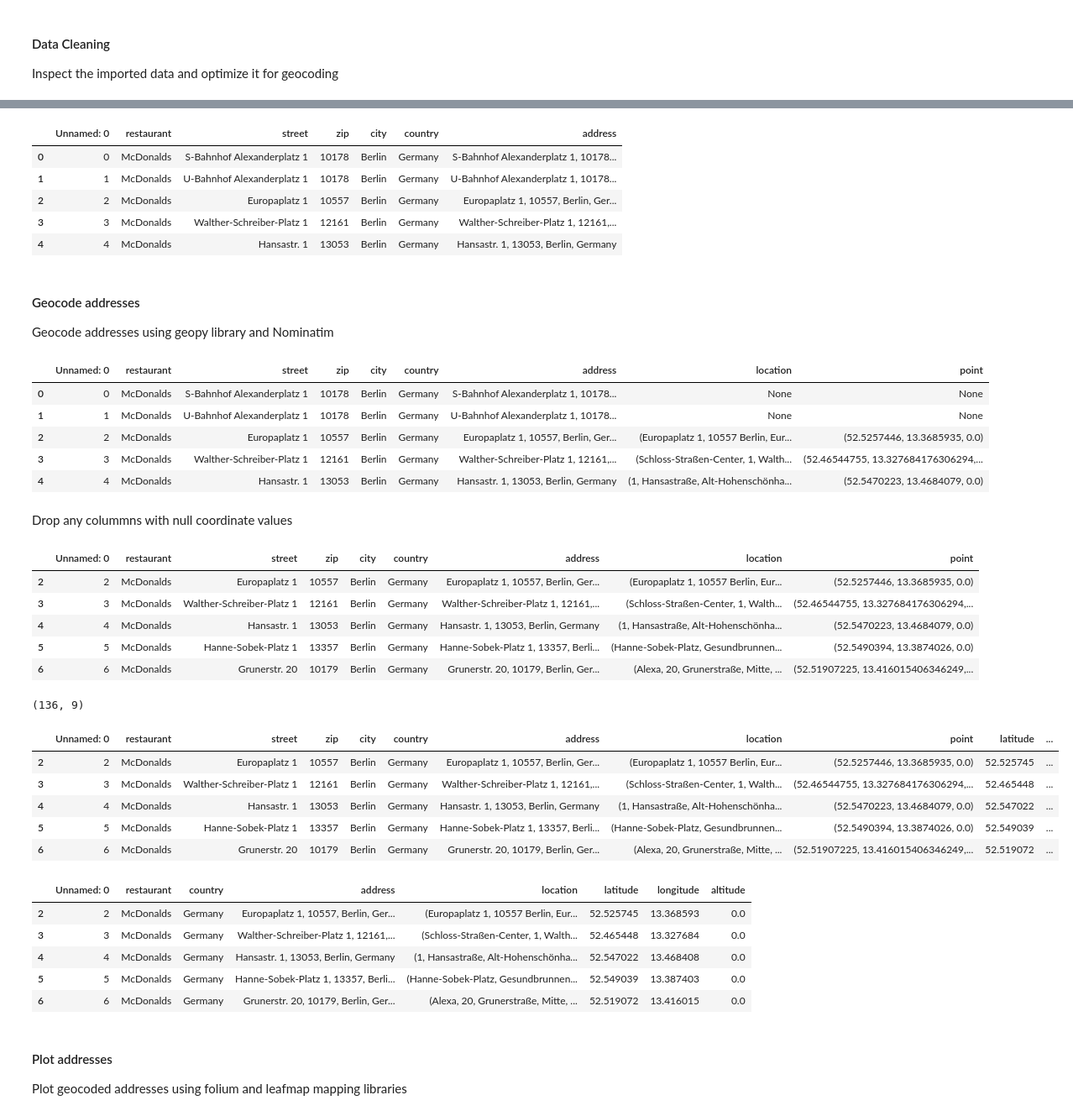
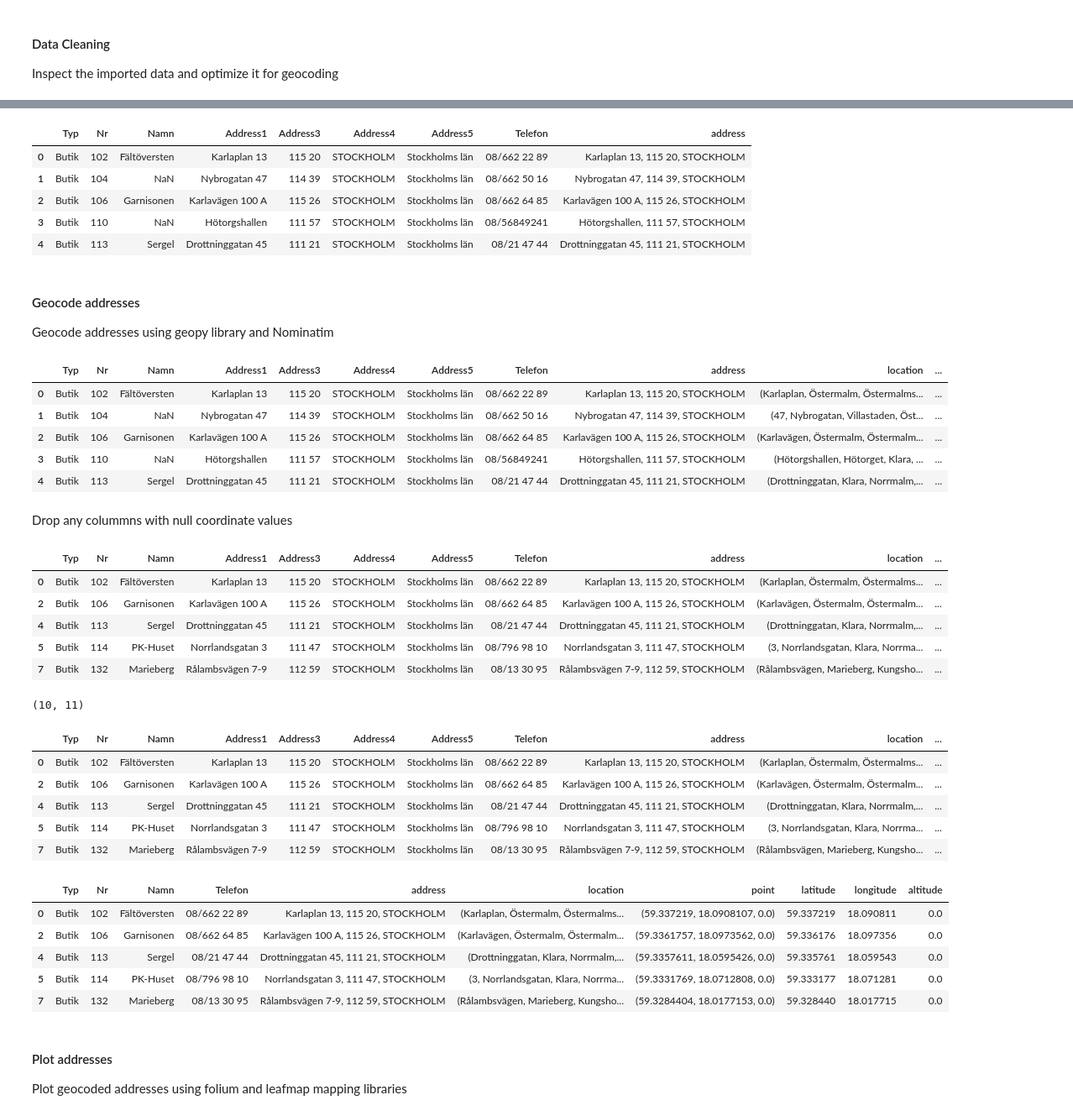
Before and after one commit to cmmarellano/PLUS_softwaredev_2022_FinalProject, a Jupyter notebook: Practice.ipynb, the cells around one changed output, grey strips where cells are left out. Shown at 84% size. Drawn from its saved outputs; the diff is of its cells as text; code cells hidden in the pictures.

```diff
--- a/Practice.ipynb
+++ b/Practice.ipynb
@@ -67,15 +69,18 @@ df.head()
 # %%
 # Merge street, zip and city fields into an address field Using DataFrame.apply() and lambda function
 
-df["address"] = df["street"].map(str) + ', ' + df["zip"].map(str)+ ', ' + df["city"]+ ', ' +  df['country']
+# df["address"] = df["street"].map(str) + ', ' + df["zip"].map(str)+ ', ' + df["city"]+ ', ' +  df['country']
+# df.head()
+
+df["address"] = df["Address1"].map(str) + ', ' + df["Address3"].map(str)+ ', ' + df["Address4"] #+ ', ' +  df['country']
 df.head()
 # %% [output]
-|  | Unnamed: 0 | restaurant | street | zip | city | country | address |
-| 0 | 0 | McDonalds | S-Bahnhof Alexanderplatz 1 | 10178 | Berlin | Germany | S-Bahnhof Alexanderplatz 1, 10178... |
-| 1 | 1 | McDonalds | U-Bahnhof Alexanderplatz 1 | 10178 | Berlin | Germany | U-Bahnhof Alexanderplatz 1, 10178... |
-| 2 | 2 | McDonalds | Europaplatz 1 | 10557 | Berlin | Germany | Europaplatz 1, 10557, Berlin, Ger... |
-| 3 | 3 | McDonalds | Walther-Schreiber-Platz 1 | 12161 | Berlin | Germany | Walther-Schreiber-Platz 1, 12161,... |
-| 4 | 4 | McDonalds | Hansastr. 1 | 13053 | Berlin | Germany | Hansastr. 1, 13053, Berlin, Germany |
+|  | Typ | Nr | Namn | Address1 | Address3 | Address4 | Address5 | Telefon | address |
+| 0 | Butik | 102 | Fältöversten | Karlaplan 13 | 115 20 | STOCKHOLM | Stockholms län | 08/662 22 89 | Karlaplan 13, 115 20, STOCKHOLM |
+| 1 | Butik | 104 | NaN | Nybrogatan 47 | 114 39 | STOCKHOLM | Stockholms län | 08/662 50 16 | Nybrogatan 47, 114 39, STOCKHOLM |
+| 2 | Butik | 106 | Garnisonen | Karlavägen 100 A | 115 26 | STOCKHOLM | Stockholms län | 08/662 64 85 | Karlavägen 100 A, 115 26, STOCKHOLM |
+| 3 | Butik | 110 | NaN | Hötorgshallen | 111 57 | STOCKHOLM | Stockholms län | 08/56849241 | Hötorgshallen, 111 57, STOCKHOLM |
+| 4 | Butik | 113 | Sergel | Drottninggatan 45 | 111 21 | STOCKHOLM | Stockholms län | 08/21 47 44 | Drottninggatan 45, 111 21, STOCKHOLM |
 # %% [markdown]
 #### Geocode addresses
 Geocode addresses using geopy library and Nominatim
@@ -94,36 +99,36 @@ df['point'] = df['location'].apply(lambda loc: tuple(loc.point) if loc else None
 # %%
 df.head()
 # %% [output]
-|  | Unnamed: 0 | restaurant | street | zip | city | country | address | location | point |
-| 0 | 0 | McDonalds | S-Bahnhof Alexanderplatz 1 | 10178 | Berlin | Germany | S-Bahnhof Alexanderplatz 1, 10178... | None | None |
-| 1 | 1 | McDonalds | U-Bahnhof Alexanderplatz 1 | 10178 | Berlin | Germany | U-Bahnhof Alexanderplatz 1, 10178... | None | None |
-| 2 | 2 | McDonalds | Europaplatz 1 | 10557 | Berlin | Germany | Europaplatz 1, 10557, Berlin, Ger... | (Europaplatz 1, 10557 Berlin, Eur... | (52.5257446, 13.3685935, 0.0) |
-| 3 | 3 | McDonalds | Walther-Schreiber-Platz 1 | 12161 | Berlin | Germany | Walther-Schreiber-Platz 1, 12161,... | (Schloss-Straßen-Center, 1, Walth... | (52.46544755, 13.327684176306294,... |
-| 4 | 4 | McDonalds | Hansastr. 1 | 13053 | Berlin | Germany | Hansastr. 1, 13053, Berlin, Germany | (1, Hansastraße, Alt-Hohenschönha... | (52.5470223, 13.4684079, 0.0) |
+|  | Typ | Nr | Namn | Address1 | Address3 | Address4 | Address5 | Telefon | address | location | ... |
+| 0 | Butik | 102 | Fältöversten | Karlaplan 13 | 115 20 | STOCKHOLM | Stockholms län | 08/662 22 89 | Karlaplan 13, 115 20, STOCKHOLM | (Karlaplan, Östermalm, Östermalms... | ... |
+| 1 | Butik | 104 | NaN | Nybrogatan 47 | 114 39 | STOCKHOLM | Stockholms län | 08/662 50 16 | Nybrogatan 47, 114 39, STOCKHOLM | (47, Nybrogatan, Villastaden, Öst... | ... |
+| 2 | Butik | 106 | Garnisonen | Karlavägen 100 A | 115 26 | STOCKHOLM | Stockholms län | 08/662 64 85 | Karlavägen 100 A, 115 26, STOCKHOLM | (Karlavägen, Östermalm, Östermalm... | ... |
+| 3 | Butik | 110 | NaN | Hötorgshallen | 111 57 | STOCKHOLM | Stockholms län | 08/56849241 | Hötorgshallen, 111 57, STOCKHOLM | (Hötorgshallen, Hötorget, Klara, ... | ... |
+| 4 | Butik | 113 | Sergel | Drottninggatan 45 | 111 21 | STOCKHOLM | Stockholms län | 08/21 47 44 | Drottninggatan 45, 111 21, STOCKHOLM | (Drottninggatan, Klara, Norrmalm,... | ... |
 # %% [markdown]
 Drop any colummns with null coordinate values
 # %%
-df = df.dropna()
+df1 = df.dropna()
 df1.head()
 # %% [output]
-|  | Unnamed: 0 | restaurant | street | zip | city | country | address | location | point |
-| 2 | 2 | McDonalds | Europaplatz 1 | 10557 | Berlin | Germany | Europaplatz 1, 10557, Berlin, Ger... | (Europaplatz 1, 10557 Berlin, Eur... | (52.5257446, 13.3685935, 0.0) |
-| 3 | 3 | McDonalds | Walther-Schreiber-Platz 1 | 12161 | Berlin | Germany | Walther-Schreiber-Platz 1, 12161,... | (Schloss-Straßen-Center, 1, Walth... | (52.46544755, 13.327684176306294,... |
-| 4 | 4 | McDonalds | Hansastr. 1 | 13053 | Berlin | Germany | Hansastr. 1, 13053, Berlin, Germany | (1, Hansastraße, Alt-Hohenschönha... | (52.5470223, 13.4684079, 0.0) |
-| 5 | 5 | McDonalds | Hanne-Sobek-Platz 1 | 13357 | Berlin | Germany | Hanne-Sobek-Platz 1, 13357, Berli... | (Hanne-Sobek-Platz, Gesundbrunnen... | (52.5490394, 13.3874026, 0.0) |
-| 6 | 6 | McDonalds | Grunerstr. 20 | 10179 | Berlin | Germany | Grunerstr. 20, 10179, Berlin, Ger... | (Alexa, 20, Grunerstraße, Mitte, ... | (52.51907225, 13.416015406346249,... |
+|  | Typ | Nr | Namn | Address1 | Address3 | Address4 | Address5 | Telefon | address | location | ... |
+| 0 | Butik | 102 | Fältöversten | Karlaplan 13 | 115 20 | STOCKHOLM | Stockholms län | 08/662 22 89 | Karlaplan 13, 115 20, STOCKHOLM | (Karlaplan, Östermalm, Östermalms... | ... |
+| 2 | Butik | 106 | Garnisonen | Karlavägen 100 A | 115 26 | STOCKHOLM | Stockholms län | 08/662 64 85 | Karlavägen 100 A, 115 26, STOCKHOLM | (Karlavägen, Östermalm, Östermalm... | ... |
+| 4 | Butik | 113 | Sergel | Drottninggatan 45 | 111 21 | STOCKHOLM | Stockholms län | 08/21 47 44 | Drottninggatan 45, 111 21, STOCKHOLM | (Drottninggatan, Klara, Norrmalm,... | ... |
+| 5 | Butik | 114 | PK-Huset | Norrlandsgatan 3 | 111 47 | STOCKHOLM | Stockholms län | 08/796 98 10 | Norrlandsgatan 3, 111 47, STOCKHOLM | (3, Norrlandsgatan, Klara, Norrma... | ... |
+| 7 | Butik | 132 | Marieberg | Rålambsvägen 7-9 | 112 59 | STOCKHOLM | Stockholms län | 08/13 30 95 | Rålambsvägen 7-9, 112 59, STOCKHOLM | (Rålambsvägen, Marieberg, Kungsho... | ... |
 # %%
 df.shape
 # %% [output]
-(136, 9)
+(10, 11)
 # %%
 # split point column into latitude, longitude and altitude columns
-df[['latitude', 'longitude', 'altitude']] = pd.DataFrame(df['point'].tolist(), index=df.index)
-df.head()
+df1[['latitude', 'longitude', 'altitude']] = pd.DataFrame(df1['point'].tolist(), index=df.index)
+df1.head()
 # %% [output]
-|  | Unnamed: 0 | restaurant | street | zip | city | country | address | location | point | latitude | ... |
-| 2 | 2 | McDonalds | Europaplatz 1 | 10557 | Berlin | Germany | Europaplatz 1, 10557, Berlin, Ger... | (Europaplatz 1, 10557 Berlin, Eur... | (52.5257446, 13.3685935, 0.0) | 52.525745 | ... |
-| 3 | 3 | McDonalds | Walther-Schreiber-Platz 1 | 12161 | Berlin | Germany | Walther-Schreiber-Platz 1, 12161,... | (Schloss-Straßen-Center, 1, Walth... | (52.46544755, 13.327684176306294,... | 52.465448 | ... |
-| 4 | 4 | McDonalds | Hansastr. 1 | 13053 | Berlin | Germany | Hansastr. 1, 13053, Berlin, Germany | (1, Hansastraße, Alt-Hohenschönha... | (52.5470223, 13.4684079, 0.0) | 52.547022 | ... |
-| 5 | 5 | McDonalds | Hanne-Sobek-Platz 1 | 13357 | Berlin | Germany | Hanne-Sobek-Platz 1, 13357, Berli... | (Hanne-Sobek-Platz, Gesundbrunnen... | (52.5490394, 13.3874026, 0.0) | 52.549039 | ... |
-| 6 | 6 | McDonalds | Grunerstr. 20 | 10179 | Berlin | Germany | Grunerstr. 20, 10179, Berlin, Ger... | (Alexa, 20, Grunerstraße, Mitte, ... | (52.51907225, 13.416015406346249,... | 52.519072 | ... |
+|  | Typ | Nr | Namn | Address1 | Address3 | Address4 | Address5 | Telefon | address | location | ... |
+| 0 | Butik | 102 | Fältöversten | Karlaplan 13 | 115 20 | STOCKHOLM | Stockholms län | 08/662 22 89 | Karlaplan 13, 115 20, STOCKHOLM | (Karlaplan, Östermalm, Östermalms... | ... |
+| 2 | Butik | 106 | Garnisonen | Karlavägen 100 A | 115 26 | STOCKHOLM | Stockholms län | 08/662 64 85 | Karlavägen 100 A, 115 26, STOCKHOLM | (Karlavägen, Östermalm, Östermalm... | ... |
+| 4 | Butik | 113 | Sergel | Drottninggatan 45 | 111 21 | STOCKHOLM | Stockholms län | 08/21 47 44 | Drottninggatan 45, 111 21, STOCKHOLM | (Drottninggatan, Klara, Norrmalm,... | ... |
+| 5 | Butik | 114 | PK-Huset | Norrlandsgatan 3 | 111 47 | STOCKHOLM | Stockholms län | 08/796 98 10 | Norrlandsgatan 3, 111 47, STOCKHOLM | (3, Norrlandsgatan, Klara, Norrma... | ... |
+| 7 | Butik | 132 | Marieberg | Rålambsvägen 7-9 | 112 59 | STOCKHOLM | Stockholms län | 08/13 30 95 | Rålambsvägen 7-9, 112 59, STOCKHOLM | (Rålambsvägen, Marieberg, Kungsho... | ... |
@@ -132,12 +137,12 @@ df = df.drop(['street', 'zip', 'city', 'point'], axis=1)
 # %%
-df.head()
+df1.head()
 # %% [output]
-|  | Unnamed: 0 | restaurant | country | address | location | latitude | longitude | altitude |
-| 2 | 2 | McDonalds | Germany | Europaplatz 1, 10557, Berlin, Ger... | (Europaplatz 1, 10557 Berlin, Eur... | 52.525745 | 13.368593 | 0.0 |
-| 3 | 3 | McDonalds | Germany | Walther-Schreiber-Platz 1, 12161,... | (Schloss-Straßen-Center, 1, Walth... | 52.465448 | 13.327684 | 0.0 |
-| 4 | 4 | McDonalds | Germany | Hansastr. 1, 13053, Berlin, Germany | (1, Hansastraße, Alt-Hohenschönha... | 52.547022 | 13.468408 | 0.0 |
-| 5 | 5 | McDonalds | Germany | Hanne-Sobek-Platz 1, 13357, Berli... | (Hanne-Sobek-Platz, Gesundbrunnen... | 52.549039 | 13.387403 | 0.0 |
-| 6 | 6 | McDonalds | Germany | Grunerstr. 20, 10179, Berlin, Ger... | (Alexa, 20, Grunerstraße, Mitte, ... | 52.519072 | 13.416015 | 0.0 |
+|  | Typ | Nr | Namn | Telefon | address | location | point | latitude | longitude | altitude |
+| 0 | Butik | 102 | Fältöversten | 08/662 22 89 | Karlaplan 13, 115 20, STOCKHOLM | (Karlaplan, Östermalm, Östermalms... | (59.337219, 18.0908107, 0.0) | 59.337219 | 18.090811 | 0.0 |
+| 2 | Butik | 106 | Garnisonen | 08/662 64 85 | Karlavägen 100 A, 115 26, STOCKHOLM | (Karlavägen, Östermalm, Östermalm... | (59.3361757, 18.0973562, 0.0) | 59.336176 | 18.097356 | 0.0 |
+| 4 | Butik | 113 | Sergel | 08/21 47 44 | Drottninggatan 45, 111 21, STOCKHOLM | (Drottninggatan, Klara, Norrmalm,... | (59.3357611, 18.0595426, 0.0) | 59.335761 | 18.059543 | 0.0 |
+| 5 | Butik | 114 | PK-Huset | 08/796 98 10 | Norrlandsgatan 3, 111 47, STOCKHOLM | (3, Norrlandsgatan, Klara, Norrma... | (59.3331769, 18.0712808, 0.0) | 59.333177 | 18.071281 | 0.0 |
+| 7 | Butik | 132 | Marieberg | 08/13 30 95 | Rålambsvägen 7-9, 112 59, STOCKHOLM | (Rålambsvägen, Marieberg, Kungsho... | (59.3284404, 18.0177153, 0.0) | 59.328440 | 18.017715 | 0.0 |
 # %% [markdown]
 #### Plot addresses
 Plot geocoded addresses using folium and leafmap mapping libraries
```
Also changed, not shown: parts of 9 cells of this notebook.
